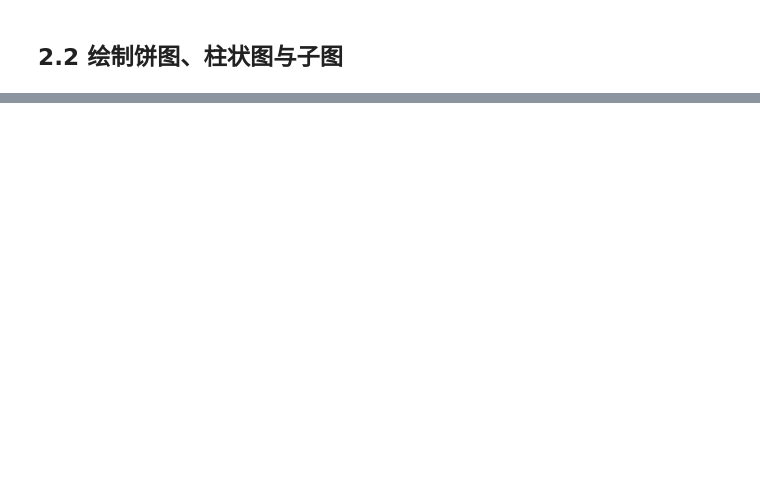
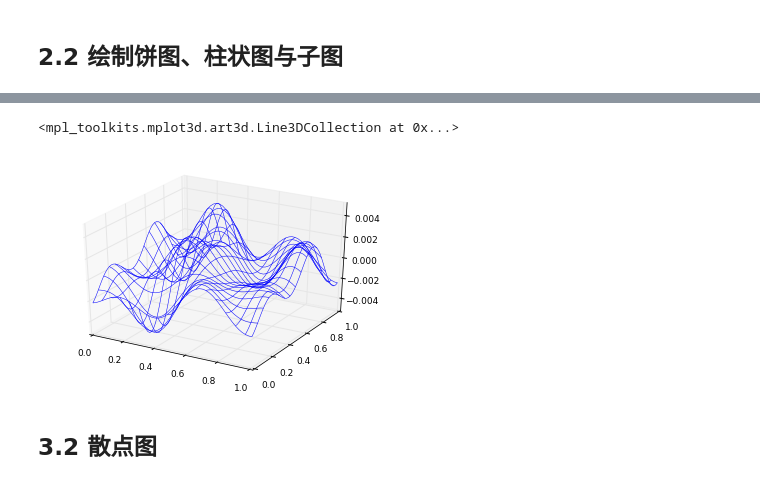
Before and after one commit to liuii/ProbRobotics, a Jupyter notebook: notebooks/00Basic/matplotlib.ipynb, the cells around one changed output, grey strips where cells are left out. Cells and saved outputs as stored; diff of their text form; code cells hidden in the pictures; blank space fills up the shorter version.

```diff
--- a/notebooks/00Basic/matplotlib.ipynb
+++ b/notebooks/00Basic/matplotlib.ipynb
@@ -152,0 +188,9 @@ ax.pie(speeds, labels=labels, colors=colors)
+# %%
+fig = plt.figure('3D wire')
+ax = fig.add_subplot(1, 1, 1, projection='3d')
+ax.plot_wireframe(X, Y, Z, rstride=3, cstride=3, lw=0.5)
+# %% [output]
+<mpl_toolkits.mplot3d.art3d.Line3DCollection at 0x...>
+[figure, added]
+# %% [markdown]
+## 3.2 散点图
```
Also changed, not shown: parts of 11 cells of this notebook, 1 other file.
